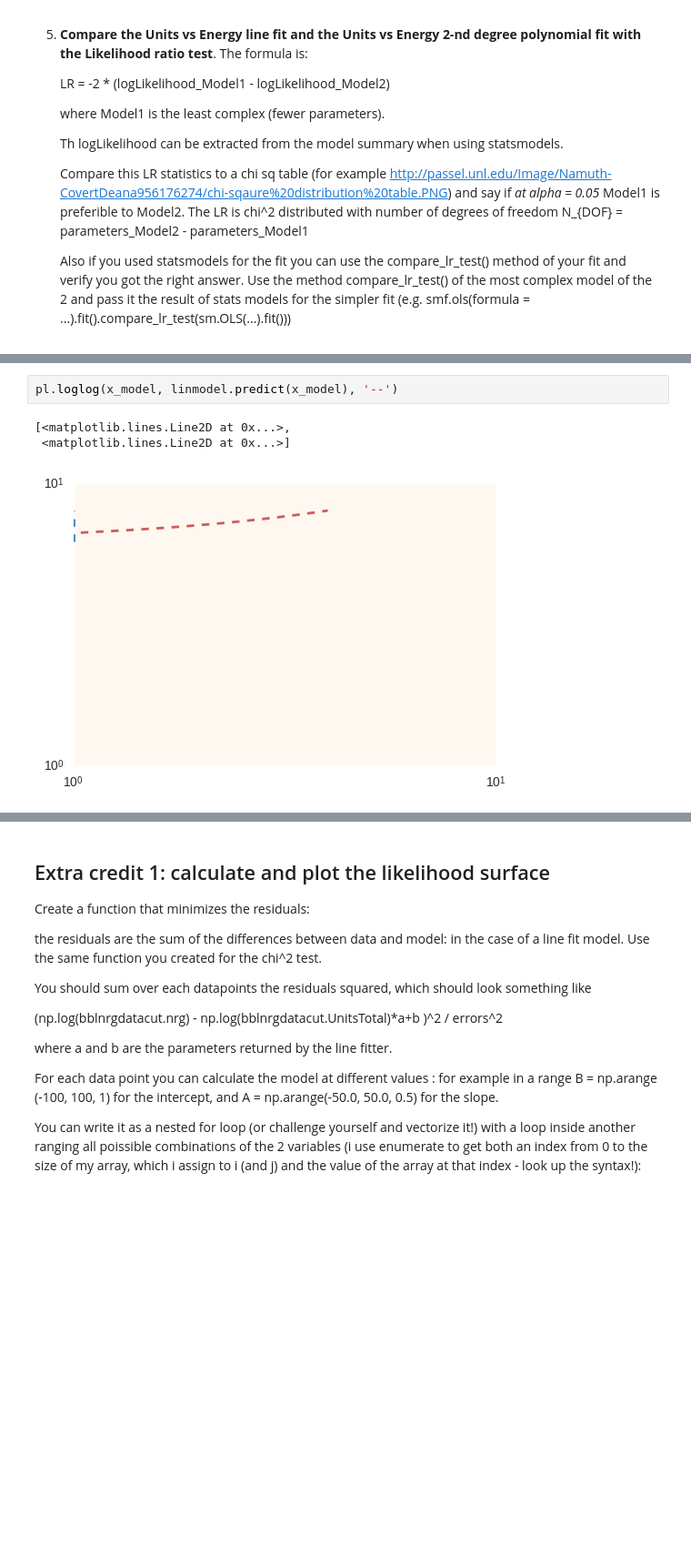
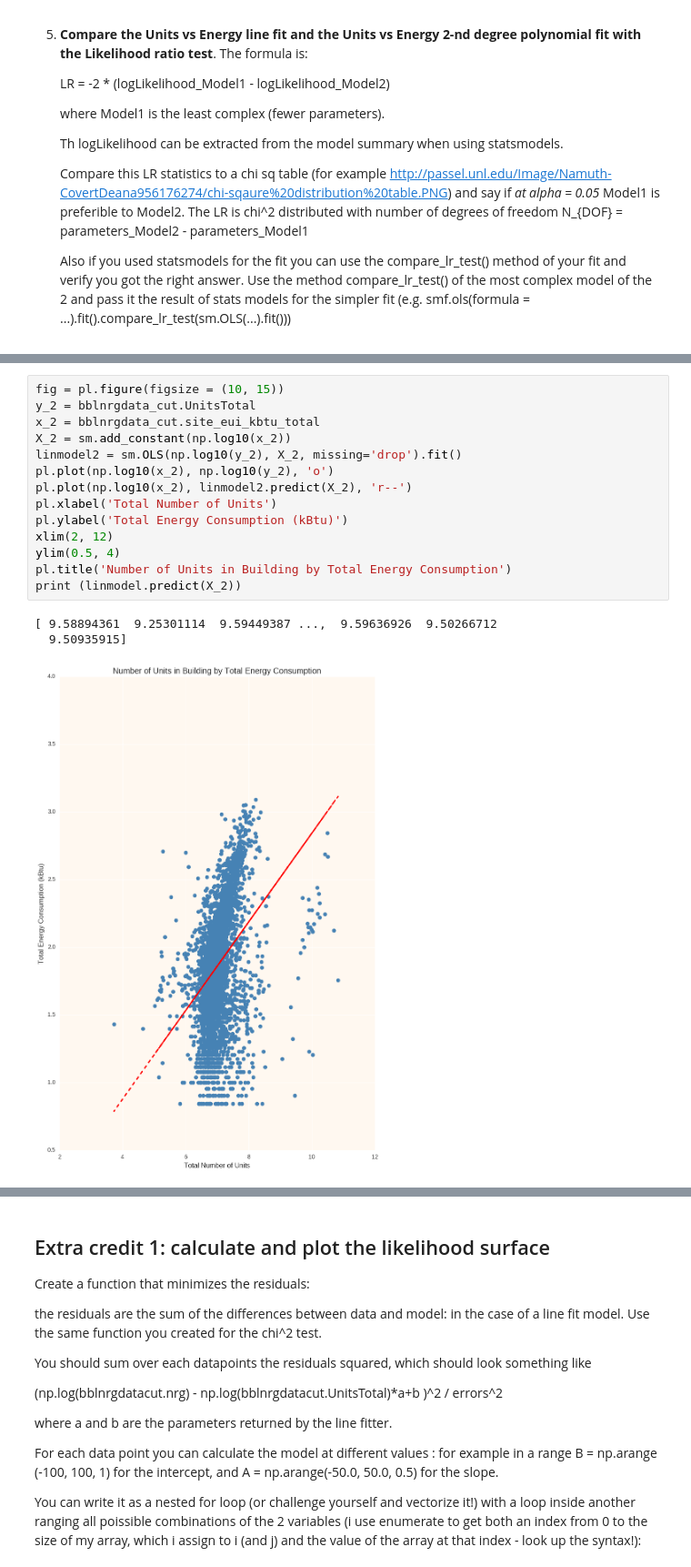
Before and after one commit to shayle/PUI2016_sl5335, a Jupyter notebook: HW6_sl5335/HW6_1_sl5335.ipynb, the cells around one changed output, grey strips where cells are left out. Shown at 91% size. Drawn from its saved outputs; the diff is of its cells as text; blank space fills up the shorter version.

```diff
--- a/HW6_sl5335/HW6_1_sl5335.ipynb
+++ b/HW6_sl5335/HW6_1_sl5335.ipynb
@@ -453,7 +454,19 @@ pl.title('Total Number of Units v. Total Energy Consumption (kBtu)')
-# %%
-pl.loglog(x_model, linmodel.predict(x_model), '--')
-# %% [output]
-[<matplotlib.lines.Line2D at 0x...>,
- <matplotlib.lines.Line2D at 0x...>]
-[figure, removed]
+# %%
+fig = pl.figure(figsize = (10, 15))
+y_2 = bblnrgdata_cut.UnitsTotal
+x_2 = bblnrgdata_cut.site_eui_kbtu_total
+X_2 = sm.add_constant(np.log10(x_2))
+linmodel2 = sm.OLS(np.log10(y_2), X_2, missing='drop').fit()
+pl.plot(np.log10(x_2), np.log10(y_2), 'o')
+pl.plot(np.log10(x_2), linmodel2.predict(X_2), 'r--')
+pl.xlabel('Total Number of Units')
+pl.ylabel('Total Energy Consumption (kBtu)')
+xlim(2, 12)
+ylim(0.5, 4)
+pl.title('Number of Units in Building by Total Energy Consumption')
+print (linmodel.predict(X_2))
+# %% [output]
+[ 9.58894361  9.25301114  9.59449387 ...,  9.59636926  9.50266712
+  9.50935915]
+[figure, added]
 # %%
```
Also changed, not shown: parts of 13 cells of this notebook, 1 other file.
